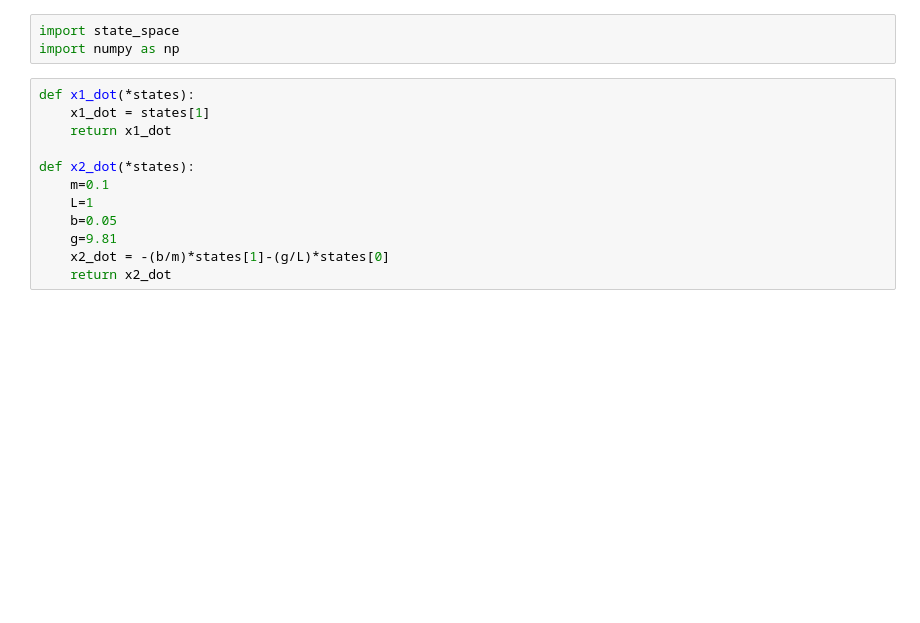
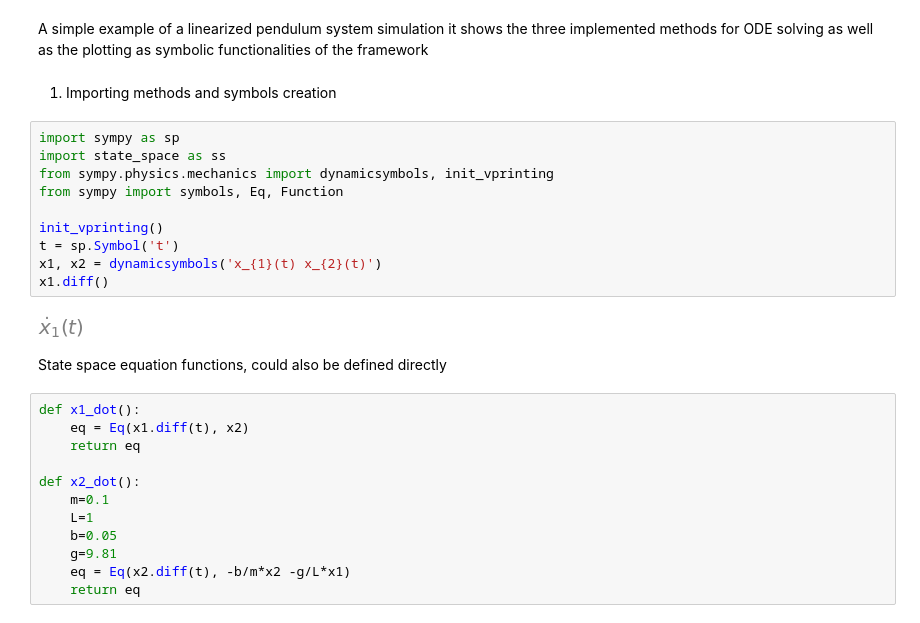
Before and after one commit to Isaacif/PyControlGym, a Jupyter notebook: pendulum.ipynb, the cells around one changed output. Cells and saved outputs as stored; diff of their text form; blank space fills up the shorter version.

Commit message:
add comments and change state space class for full sympy support

```diff
--- a/pendulum.ipynb
+++ b/pendulum.ipynb
@@ -1,15 +1,32 @@
-# %%
-import state_space
-import numpy as np
+# %% [markdown]
+A simple example of a linearized pendulum system simulation
+it shows the three implemented methods for ODE solving
+as well as the plotting as symbolic functionalities of the framework
+# %% [markdown]
+1. Importing methods and symbols creation
+# %%
+import sympy as sp
+import state_space as ss
+from sympy.physics.mechanics import dynamicsymbols, init_vprinting
+from sympy import symbols, Eq, Function
+
+init_vprinting()
+t = sp.Symbol('t')
+x1, x2 = dynamicsymbols('x_{1}(t) x_{2}(t)')
+x1.diff()
+# %% [output]
+[figure, added]
+# %% [markdown]
+State space equation functions, could also be defined directly
 # %%
-def x1_dot(*states):
-    x1_dot = states[1]
-    return x1_dot
+def x1_dot():
+    eq = Eq(x1.diff(t), x2)
+    return eq
 
-def x2_dot(*states):
+def x2_dot():
     m=0.1
     L=1
     b=0.05
     g=9.81
-    x2_dot = -(b/m)*states[1]-(g/L)*states[0]
-    return x2_dot
+    eq = Eq(x2.diff(t), -b/m*x2 -g/L*x1)
+    return eq
```
Also changed, not shown: parts of 8 cells of this notebook, 2 other files.
